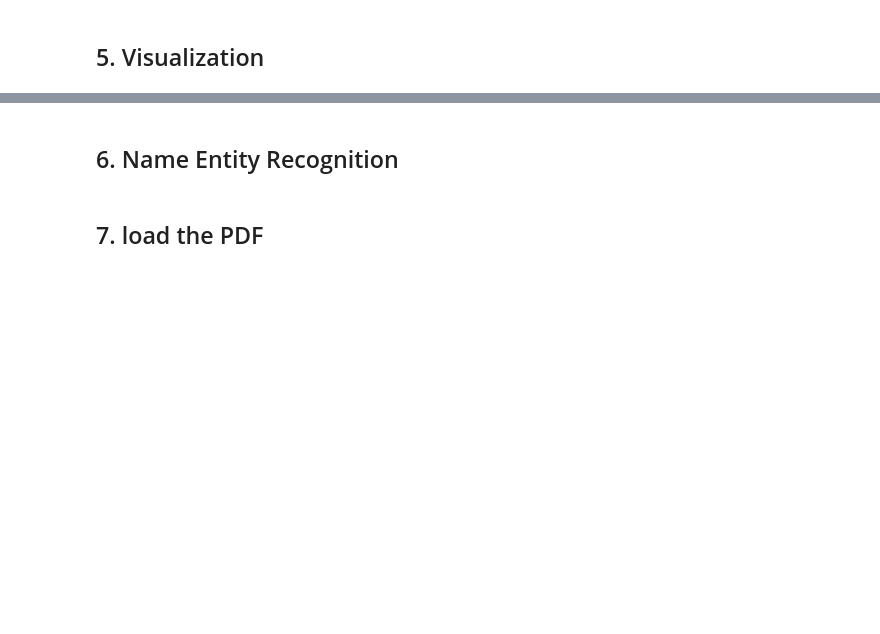
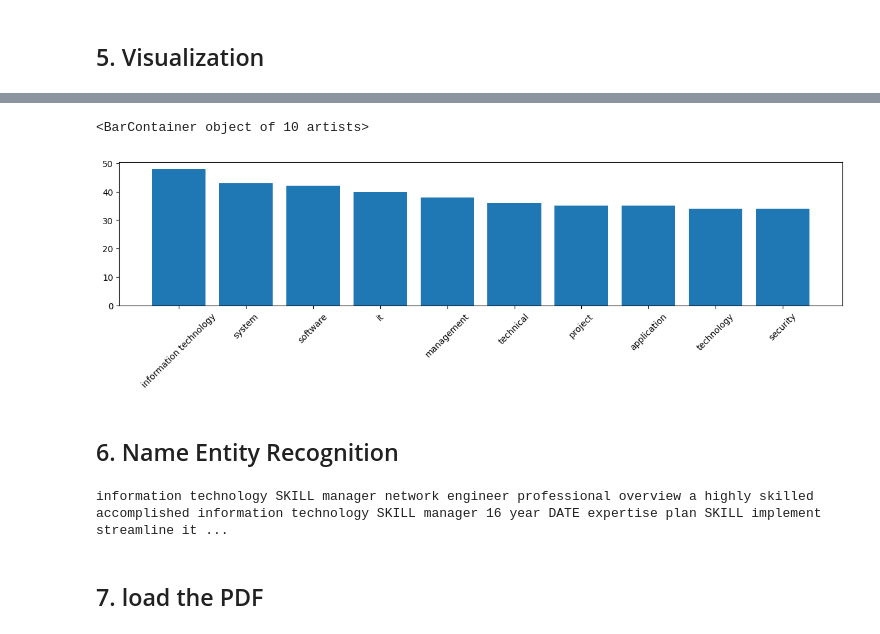
Before and after one commit to Kyi1914/NLP, a Jupyter notebook: Code/Assignment/A4 - Resume Parser/A4_ResumeParser.ipynb, the cells around one changed output, grey strips where cells are left out. Drawn from its saved outputs; the diff is of its cells as text; code cells hidden in the pictures; blank space fills up the shorter version.

```diff
--- a/Code/Assignment/A4 - Resume Parser/A4_ResumeParser.ipynb
+++ b/Code/Assignment/A4 - Resume Parser/A4_ResumeParser.ipynb
@@ -98,0 +72,6 @@ KeyError: 'text'
+# %%
+ruler = nlp.add_pipe("entity_ruler")
+
+# add skills
+ruler.from_disk(skill_path)
+nlp.pipe_names
@@ -189,0 +187,6 @@ fig.show()
+# %%
+category = 'INFORMATION-TECHNOLOGY'
+cond = df_resume.Category == category
+
+df_resume_it = df_resume[cond]
+df_resume_it.shape
@@ -189,0 +195,8 @@ fig.show()
+# %%
+all_skills = np.concatenate(df_resume_it.skills.values)
+# %%
+from collections import Counter, OrderedDict
+
+counting = Counter(all_skills)
+counting = OrderedDict(counting.most_common(10))
+counting
@@ -190,4 +214,26 @@ fig.show()
+# %%
+import matplotlib.pyplot as plt
+
+plt.figure(figsize=(15,3))
+plt.xticks(rotation = 45)
+
+plt.bar(counting.keys(),counting.values())
+# %% [output]
+<BarContainer object of 10 artists>
+[figure, added]
 # %% [markdown]
 ## 6. Name Entity Recognition
+# %%
+from spacy import displacy
+
+text = df_resume_it.Clean_resume.iloc[32]
+
+doc  = nlp(text)
+
+colors  = {"SKILL": "linear-gradien(90deg, #aa9cfc, #fc9ce7)"}
+options = {"colors": colors}
+displacy.render(doc, style = 'ent', options=options)
+# %% [output]
+information technology SKILL manager network engineer professional overview a highly skilled accomplished information technology SKILL manager 16 year DATE expertise plan SKILL implement streamline it ...
 # %% [markdown]
 ## 7. load the PDF
```
Also changed, not shown: parts of 17 cells of this notebook, 4 other files.
